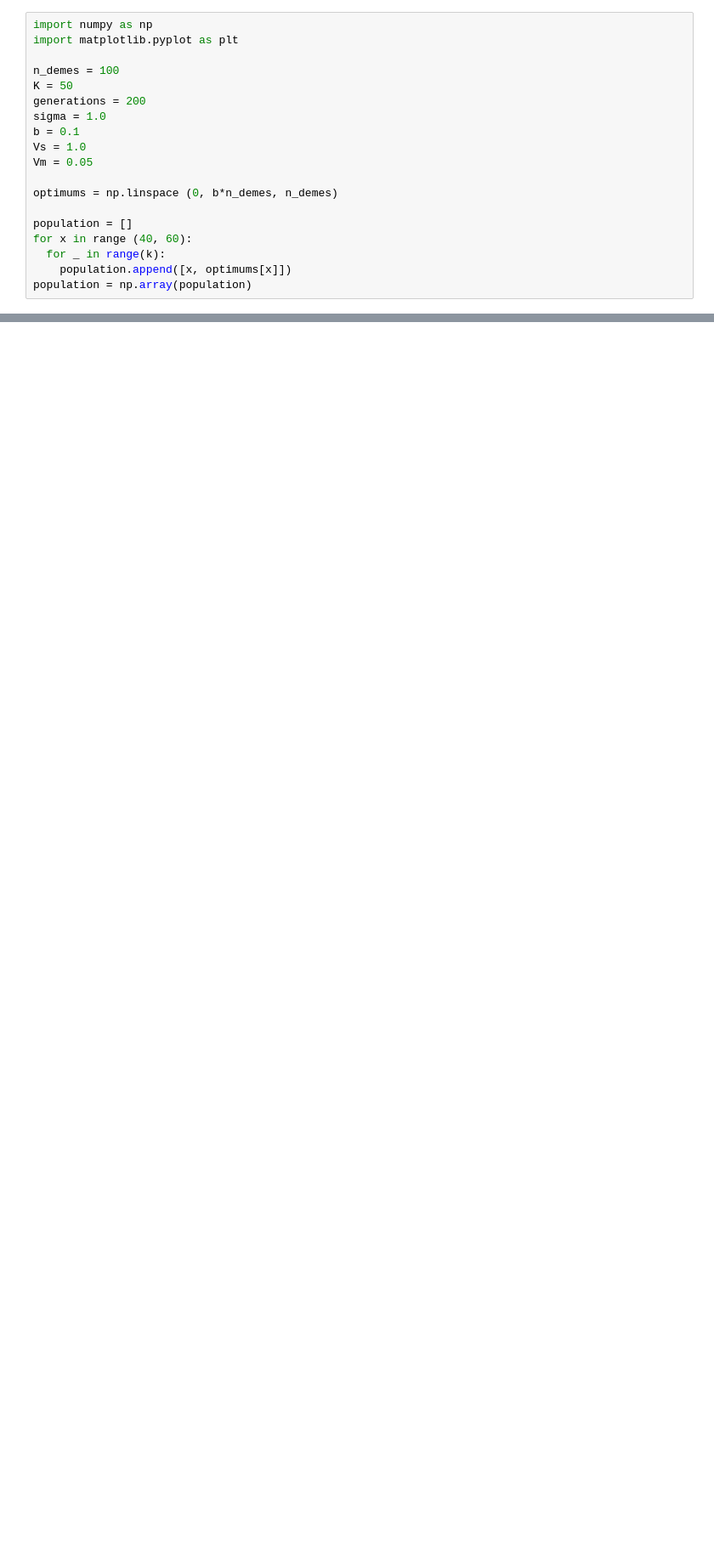
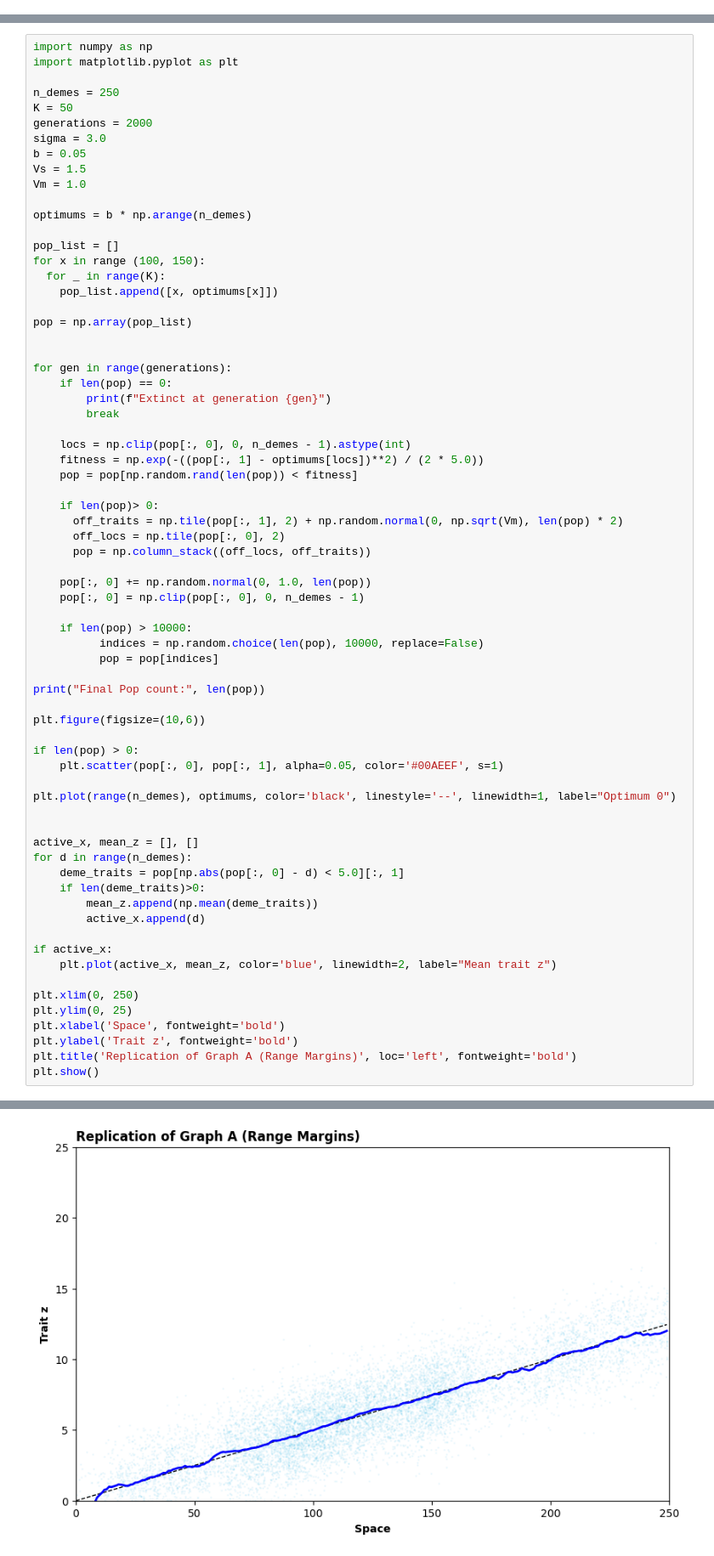
Before and after one commit to ElizabethFrankWebb/USRI-2026, a Jupyter notebook: replicating_limits_to_adaptation_along_environmental_gradients_simulations.ipynb, the cells around one changed output, grey strips where cells are left out. Shown at 85% size. Saved outputs shown, nothing was run; the diff lists cells and outputs as text; blank space fills up the shorter version.

```diff
--- a/replicating_limits_to_adaptation_along_environmental_gradients_simulations.ipynb
+++ b/replicating_limits_to_adaptation_along_environmental_gradients_simulations.ipynb
@@ -1,21 +1,2 @@
 # %% [markdown]
 <a href="https://colab.research.google.com/github/ElizabethFrankWebb/USRI-2026/blob/main/replicating_limits_to_adaptation_along_environmental_gradients_simulations.ipynb" target="_parent"><img src="https://colab.research.google.com/assets/colab-badge.svg" alt="Open In Colab"/></a>
-# %%
-import numpy as np
-import matplotlib.pyplot as plt
-
-n_demes = 100
-K = 50
-generations = 200
-sigma = 1.0
-b = 0.1
-Vs = 1.0
-Vm = 0.05
-
-optimums = np.linspace (0, b*n_demes, n_demes)
-
-population = []
-for x in range (40, 60):
-  for _ in range(k):
-    population.append([x, optimums[x]])
-population = np.array(population)
@@ -83,0 +3,70 @@ plt.show()
+# %%
+import numpy as np
+import matplotlib.pyplot as plt
+
+n_demes = 250
+K = 50
+generations = 2000
+sigma = 3.0
+b = 0.05
+Vs = 1.5
+Vm = 1.0
+
+optimums = b * np.arange(n_demes)
+
+pop_list = []
+for x in range (100, 150):
+  for _ in range(K):
+    pop_list.append([x, optimums[x]])
+
+pop = np.array(pop_list)
+
+
+for gen in range(generations):
+    if len(pop) == 0:
+        print(f"Extinct at generation {gen}")
+        break
+
+    locs = np.clip(pop[:, 0], 0, n_demes - 1).astype(int)
+    fitness = np.exp(-((pop[:, 1] - optimums[locs])**2) / (2 * 5.0))
+    pop = pop[np.random.rand(len(pop)) < fitness]
+
+    if len(pop)> 0:
+      off_traits = np.tile(pop[:, 1], 2) + np.random.normal(0, np.sqrt(Vm), len(pop) * 2)
+      off_locs = np.tile(pop[:, 0], 2)
+      pop = np.column_stack((off_locs, off_traits))
+
+    pop[:, 0] += np.random.normal(0, 1.0, len(pop))
+    pop[:, 0] = np.clip(pop[:, 0], 0, n_demes - 1)
+
+    if len(pop) > 10000:
+          indices = np.random.choice(len(pop), 10000, replace=False)
+          pop = pop[indices]
+
+print("Final Pop count:", len(pop))
+
+plt.figure(figsize=(10,6))
+
+if len(pop) > 0:
+    plt.scatter(pop[:, 0], pop[:, 1], alpha=0.05, color='#00AEEF', s=1)
+
+plt.plot(range(n_demes), optimums, color='black', linestyle='--', linewidth=1, label="Optimum 0")
+
+
+active_x, mean_z = [], []
+for d in range(n_demes):
+    deme_traits = pop[np.abs(pop[:, 0] - d) < 5.0][:, 1]
+    if len(deme_traits)>0:
+        mean_z.append(np.mean(deme_traits))
+        active_x.append(d)
+
+if active_x:
+    plt.plot(active_x, mean_z, color='blue', linewidth=2, label="Mean trait z")
+
+plt.xlim(0, 250)
+plt.ylim(0, 25)
+plt.xlabel('Space', fontweight='bold')
+plt.ylabel('Trait z', fontweight='bold')
+plt.title('Replication of Graph A (Range Margins)', loc='left', fontweight='bold')
+plt.show()
+# %% [output]
@@ -83,0 +74 @@ plt.show()
+[figure, added]
```
Also changed, not shown: parts of 4 cells of this notebook.
